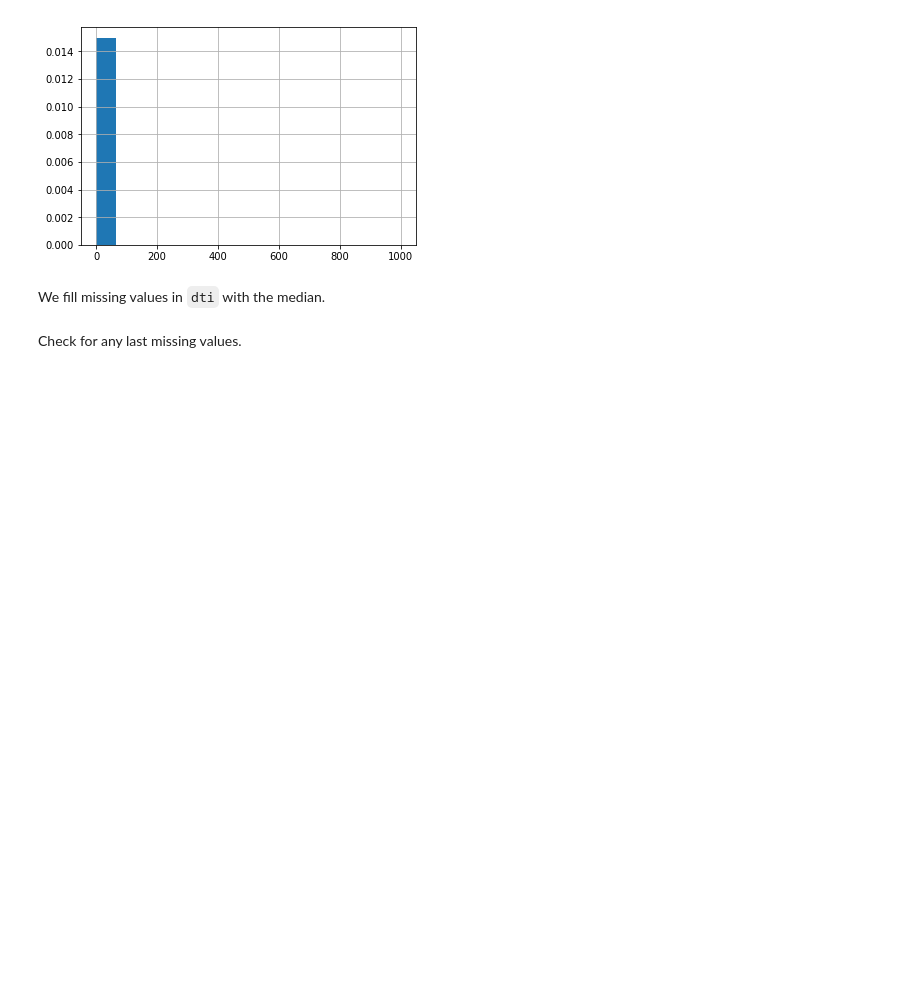
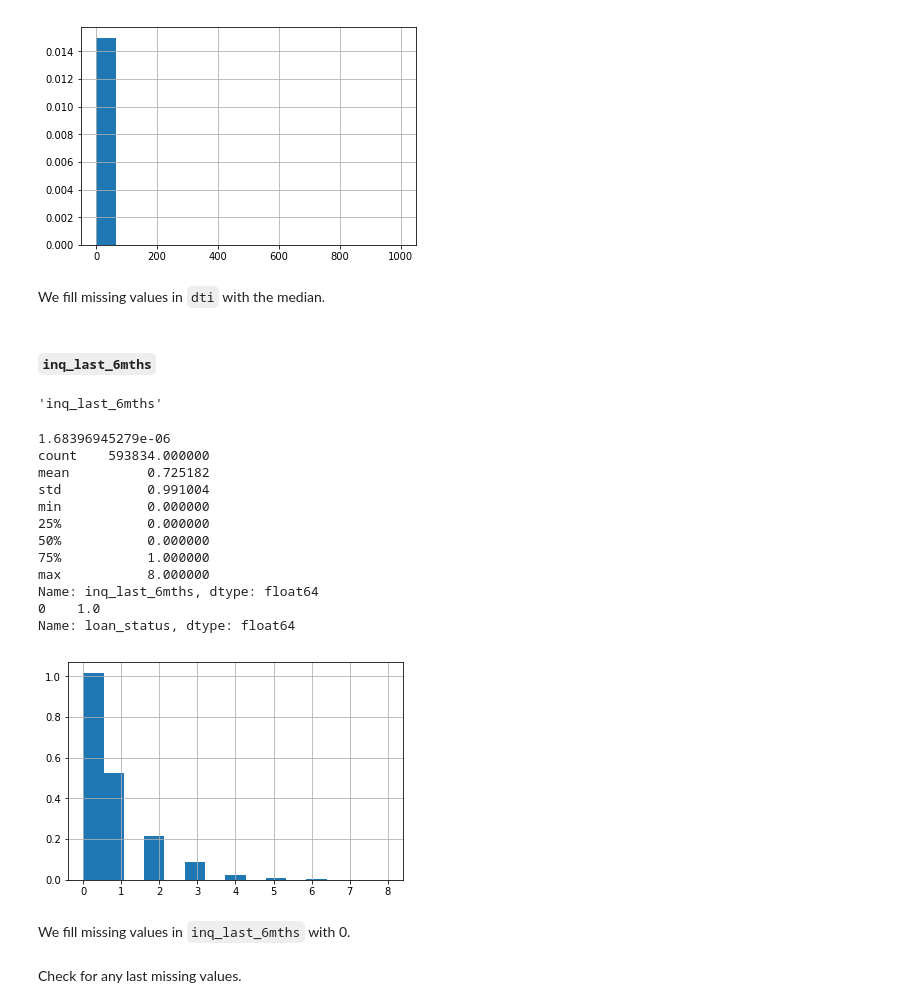
Before and after one commit to mariafabiano/lending-club, a Jupyter notebook: data_cleaning.ipynb, the cells around one changed output. Drawn from its saved outputs; the diff is of its cells as text; code cells hidden in the pictures; blank space fills up the shorter version.

```diff
--- a/data_cleaning.ipynb
+++ b/data_cleaning.ipynb
@@ -1793,3 +1802,28 @@ We fill missing values in `dti` with the median.
 # %%
 X_test['dti'].fillna(X_train['dti'].median(), inplace=True)
 X_train['dti'].fillna(X_train['dti'].median(), inplace=True)
+# %% [markdown]
+#### `inq_last_6mths`
+# %%
+# find column with most missing values
+X_train.count().idxmin()
+# %% [output]
+'inq_last_6mths'
+# %%
+describe_missing('inq_last_6mths')
+# %% [output]
+1.68396945279e-06
+count    593834.000000
+mean          0.725182
+std           0.991004
+min           0.000000
+25%           0.000000
+50%           0.000000
+75%           1.000000
+max           8.000000
+Name: inq_last_6mths, dtype: float64
+0    1.0
+Name: loan_status, dtype: float64
+[figure, added]
+# %% [markdown]
+We fill missing values in `inq_last_6mths` with 0.
```
Also changed, not shown: parts of 75 cells of this notebook, 3 other files.
